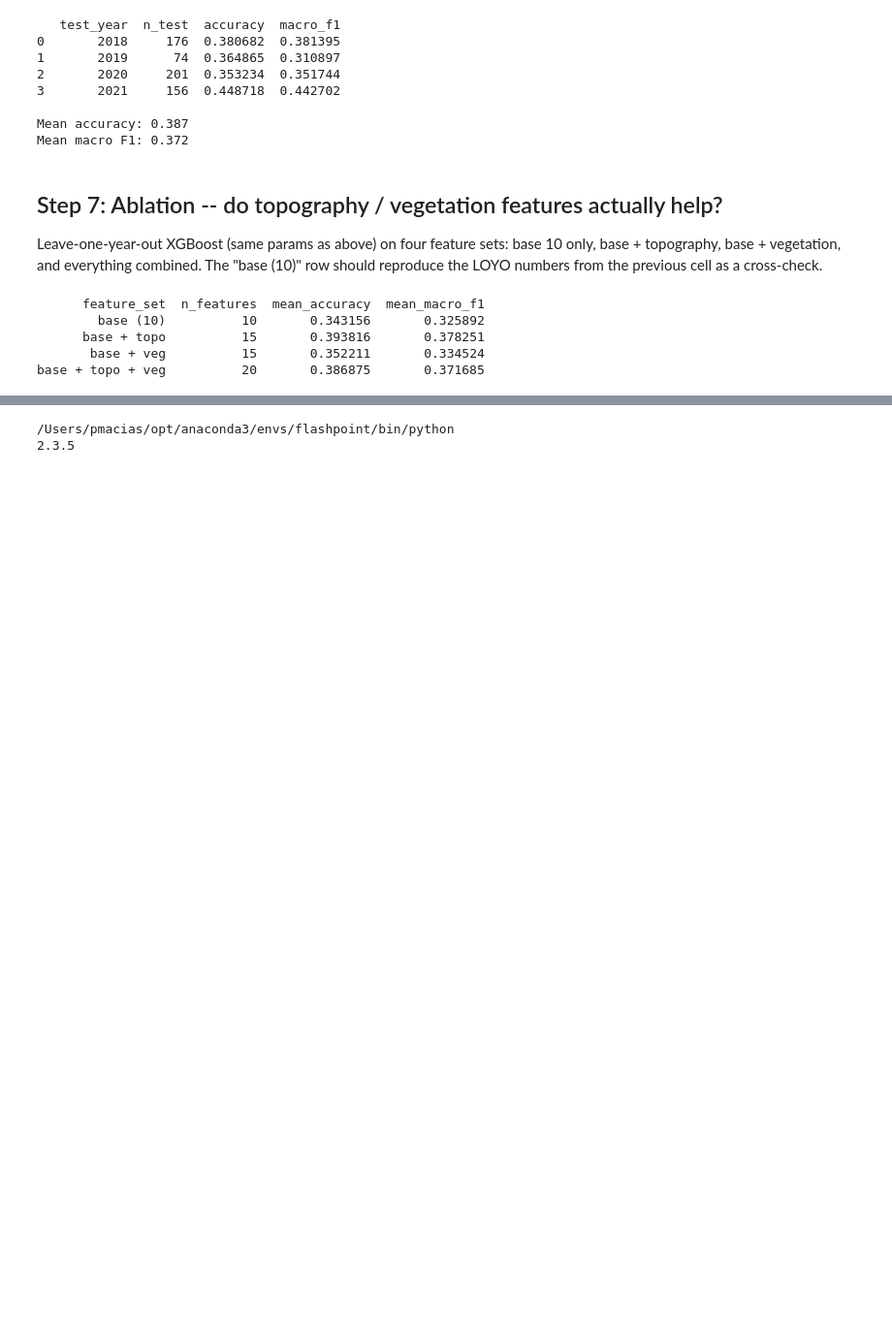
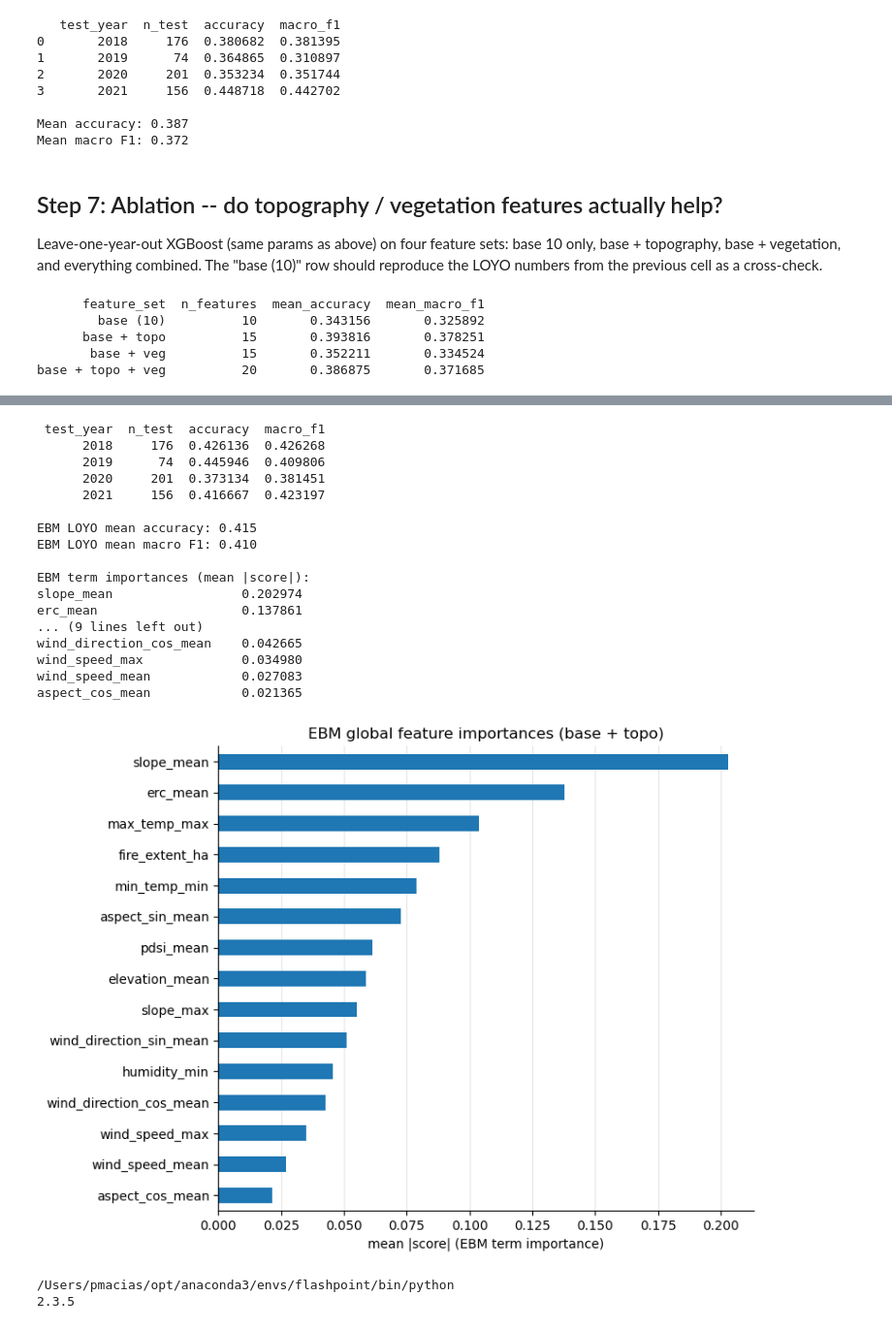
Before and after one commit to pmacias/flashpoint, a Jupyter notebook: notebooks/02_feature_engineering.ipynb, the cells around one changed output, grey strips where cells are left out. Shown at 97% size. Saved outputs shown, nothing was run; the diff lists cells and outputs as text; code cells hidden in the pictures; blank space fills up the shorter version.

```diff
--- a/notebooks/02_feature_engineering.ipynb
+++ b/notebooks/02_feature_engineering.ipynb
@@ -348,3 +360,64 @@ shap.summary_plot(shap_values, train_df[FEATURE_COLS], plot_type="bar")
+# %%
+import matplotlib.pyplot as plt
+
+# leave-one-year-out eval, same folds and feature set as the XGBoost SHAP model
+ebm_results = []
+for test_year in sorted(train_df["year"].unique()):
+    tr = train_df[train_df["year"] != test_year]
+    te = train_df[train_df["year"] == test_year]
+    m = ExplainableBoostingClassifier(interactions=0, random_state=0)
+    m.fit(tr[SHAP_COLS], tr["severity_class"])
+    preds = m.predict(te[SHAP_COLS])
+    ebm_results.append({
+        "test_year": test_year,
+        "n_test": len(te),
+        "accuracy": accuracy_score(te["severity_class"], preds),
+        "macro_f1": f1_score(te["severity_class"], preds, average="macro"),
+    })
+
+ebm_results_df = pd.DataFrame(ebm_results)
+print(ebm_results_df.to_string(index=False))
+print(f"\nEBM LOYO mean accuracy: {ebm_results_df['accuracy'].mean():.3f}")
+print(f"EBM LOYO mean macro F1: {ebm_results_df['macro_f1'].mean():.3f}")
+
+# native global importances from an EBM trained on all events -- mirrors the
+# SHAP cell, where xgb_full is also fit on the full dataset for explanation
+ebm_full = ExplainableBoostingClassifier(interactions=0, random_state=0)
+ebm_full.fit(train_df[SHAP_COLS], train_df["severity_class"])
+
+ebm_importances = pd.Series(
+    ebm_full.term_importances(), index=ebm_full.term_names_
+).sort_values(ascending=False)
+print("\nEBM term importances (mean |score|):")
+print(ebm_importances.to_string())
+
+fig, ax = plt.subplots(figsize=(8, 6))
+ebm_importances.iloc[::-1].plot.barh(ax=ax, color="#1f77b4")
+ax.set_xlabel("mean |score| (EBM term importance)")
+ax.set_title("EBM global feature importances (base + topo)")
+ax.spines[["top", "right"]].set_visible(False)
+ax.xaxis.grid(True, color="0.9")
+ax.set_axisbelow(True)
+plt.tight_layout()
+# %% [output]
+ test_year  n_test  accuracy  macro_f1
+      2018     176  0.426136  0.426268
+      2019      74  0.445946  0.409806
+      2020     201  0.373134  0.381451
+      2021     156  0.416667  0.423197
+
+EBM LOYO mean accuracy: 0.415
+EBM LOYO mean macro F1: 0.410
+
+EBM term importances (mean |score|):
+slope_mean                 0.202974
+erc_mean                   0.137861
+... (9 lines left out)
+wind_direction_cos_mean    0.042665
+wind_speed_max             0.034980
+wind_speed_mean            0.027083
+aspect_cos_mean            0.021365
+[figure, added]
 # %%
 import sys, numpy
 print(sys.executable)
```
Also changed, not shown: parts of 2 cells of this notebook.
